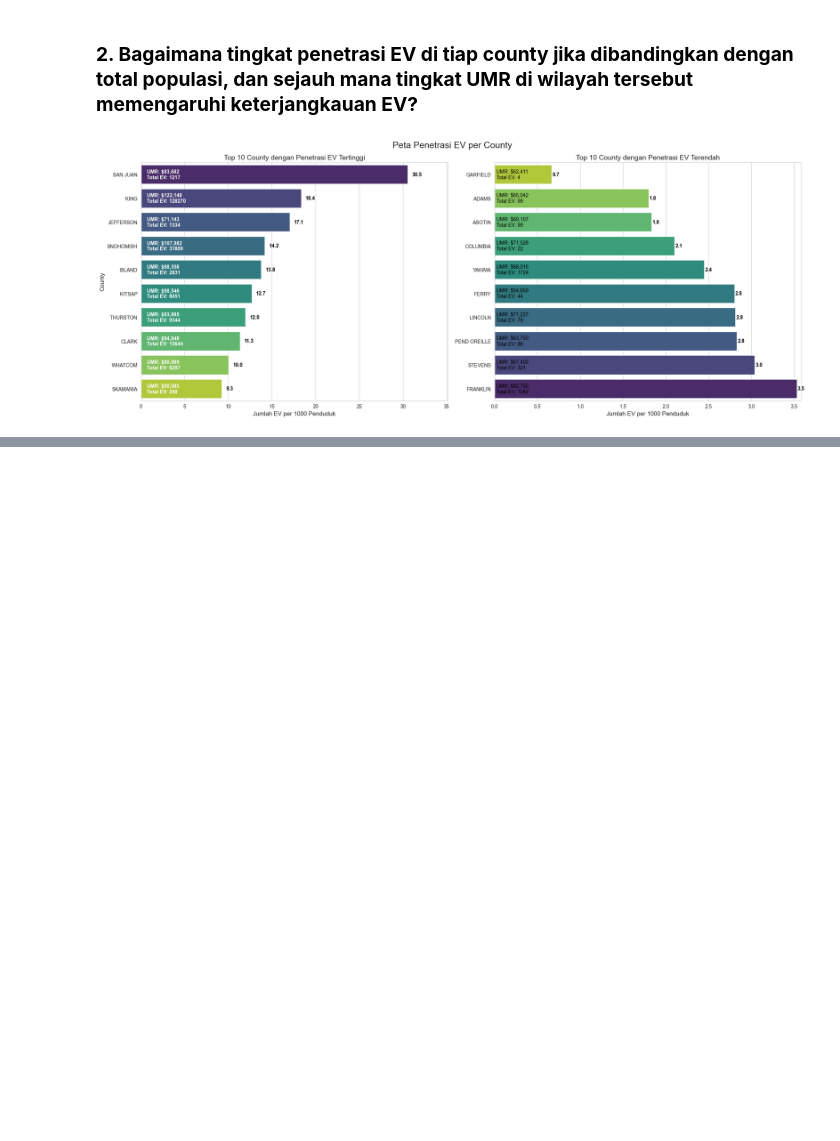
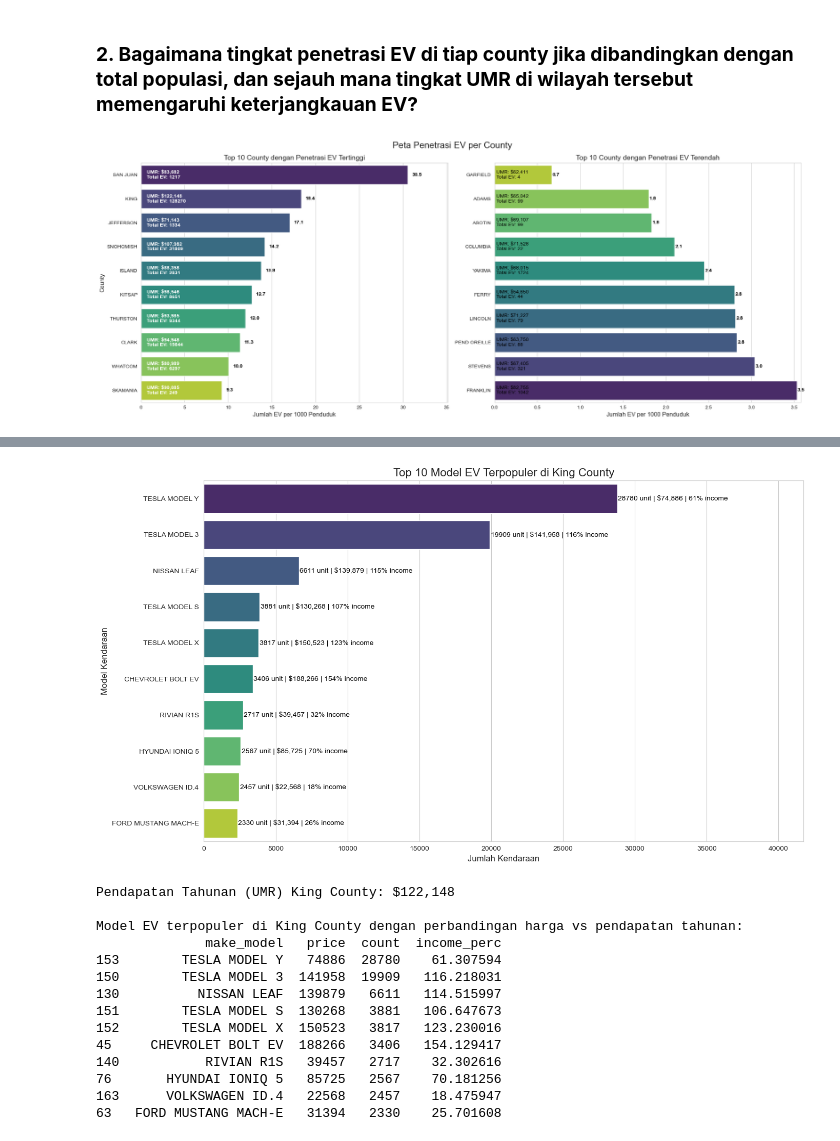
Before and after one commit to CODA-Assignment-Bay/final-project-coda-008-rmt-group-1, a Jupyter notebook: Data_analyst.ipynb, the cells around one changed output, grey strips where cells are left out. Cells and saved outputs as stored; diff of their text form; code cells hidden in the pictures; blank space fills up the shorter version.

```diff
--- a/Data_analyst.ipynb
+++ b/Data_analyst.ipynb
@@ -399 +340,76 @@ Model terpopuler beserta harganya di King County:
+# %%
+# 1. Mengambil contoh dari county dengan populasi EV terbanyak, yaitu KING
+king_county_evs = df_merged[df_merged['county'] == 'KING']
+
+# 2. Hitung model terpopuler (top 10) dengan harga
+top_models_king = (
+    king_county_evs
+    .groupby(['make', 'model', 'price'])
+    .size()
+    .reset_index(name='count')
+    .nlargest(10, 'count')
+)
+top_models_king['make_model'] = top_models_king['make'] + ' ' + top_models_king['model']
+
+# 3. Ambil data UMR King County (sudah tahunan)
+income_king = df_analysis.loc[df_analysis['county'] == 'KING', 'umr'].values[0]
+
+# 4. Tambahkan kolom perbandingan harga EV dengan pendapatan tahunan
+top_models_king['income_perc'] = (top_models_king['price'] / income_king) * 100
+
+# 5. Visualisasi dengan harga & count
+plt.figure(figsize=(14, 8))
+ax = sns.barplot(
+    x='count',
+    y='make_model',
+    data=top_models_king,
+    palette='viridis',
+    hue='make_model',
+    legend=False
+)
+plt.title('Top 10 Model EV Terpopuler di King County', fontsize=16)
+plt.xlabel('Jumlah Kendaraan', fontsize=12)
+plt.ylabel('Model Kendaraan', fontsize=12)
+
+# Tambahkan label jumlah unit + harga + persentase income
+for index, bar in enumerate(ax.patches):
+    count = bar.get_width()  # jumlah unit
+    price = top_models_king['price'].iloc[index]
+    perc = top_models_king['income_perc'].iloc[index]
+    y_pos = bar.get_y() + bar.get_height() / 2
+
+    ax.text(
+        count + 50,
+        y_pos,
+        f"{int(count)} unit | ${price:,.0f} | {perc:.0f}% income",
+        color='black',
+        va='center'
+    )
+
+# Sesuaikan batas sumbu X supaya label muat
+ax.set_xlim(right=top_models_king['count'].max() * 1.45)
+
+plt.tight_layout()
+plt.show()
+
+# 6. Tampilkan tabel ringkasan
+print(f"Pendapatan Tahunan (UMR) King County: ${income_king:,.0f}\n")
+print("Model EV terpopuler di King County dengan perbandingan harga vs pendapatan tahunan:")
+print(top_models_king[['make_model', 'price', 'count', 'income_perc']])
+# %% [output]
+[figure, added]
+Pendapatan Tahunan (UMR) King County: $122,148
+
+Model EV terpopuler di King County dengan perbandingan harga vs pendapatan tahunan:
+              make_model   price  count  income_perc
+153        TESLA MODEL Y   74886  28780    61.307594
+150        TESLA MODEL 3  141958  19909   116.218031
+130          NISSAN LEAF  139879   6611   114.515997
+151        TESLA MODEL S  130268   3881   106.647673
+152        TESLA MODEL X  150523   3817   123.230016
+45     CHEVROLET BOLT EV  188266   3406   154.129417
+140           RIVIAN R1S   39457   2717    32.302616
+76       HYUNDAI IONIQ 5   85725   2567    70.181256
+163      VOLKSWAGEN ID.4   22568   2457    18.475947
+63   FORD MUSTANG MACH-E   31394   2330    25.701608
 # %% [markdown]
```
Also changed, not shown: parts of 18 cells of this notebook, 3 other files.
